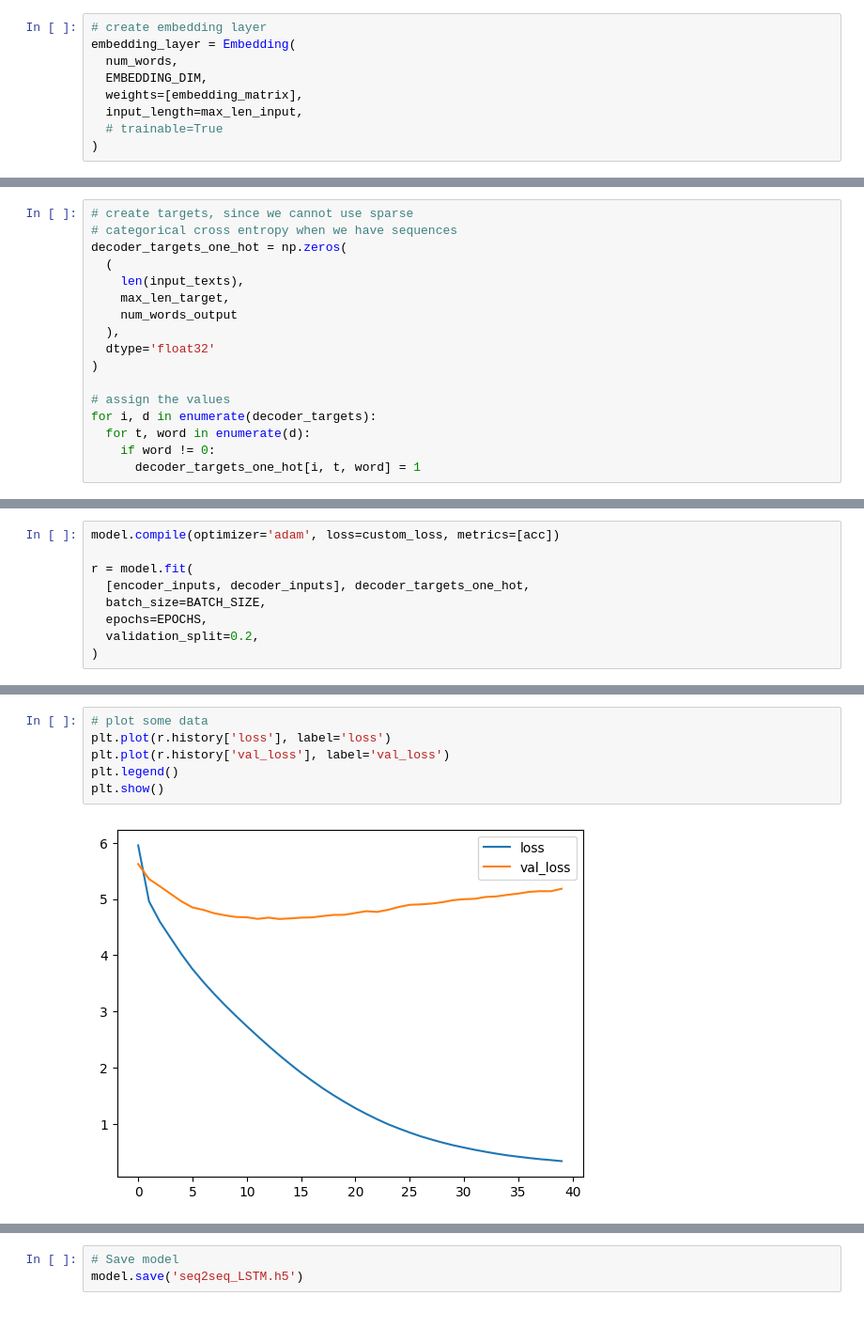
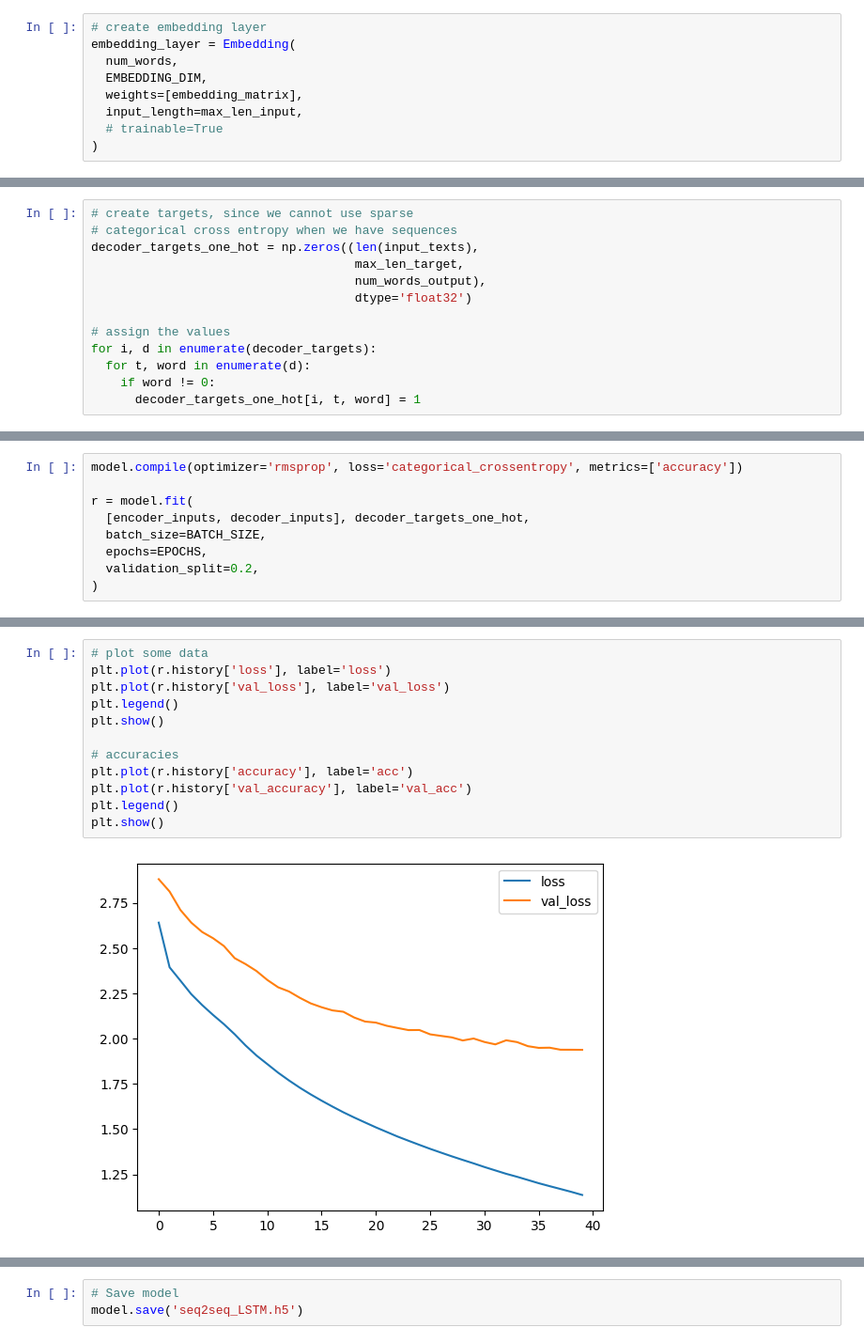
Before and after one commit to lorrespz/Transformers-Language-Models--Pytorch-, a Jupyter notebook: Seq2Seq_LSTM2LSTM_Language_Translation_[TensorFlow].ipynb, the cells around one changed output, grey strips where cells are left out. Shown: that part at 94% size. Cells and saved outputs as stored; diff of their text form.

```diff
--- a/Seq2Seq_LSTM2LSTM_Language_Translation_[TensorFlow].ipynb
+++ b/Seq2Seq_LSTM2LSTM_Language_Translation_[TensorFlow].ipynb
@@ -213,14 +349,10 @@ embedding_layer = Embedding(
 # %%
 # create targets, since we cannot use sparse
 # categorical cross entropy when we have sequences
-decoder_targets_one_hot = np.zeros(
-  (
-    len(input_texts),
-    max_len_target,
-    num_words_output
-  ),
-  dtype='float32'
-)
+decoder_targets_one_hot = np.zeros((len(input_texts),
+                                    max_len_target,
+                                    num_words_output),
+                                    dtype='float32')
 
 # assign the values
 for i, d in enumerate(decoder_targets):
@@ -301,5 +393,5 @@ def acc(y_true, y_pred):
 # %%
-model.compile(optimizer='adam', loss=custom_loss, metrics=[acc])
+model.compile(optimizer='rmsprop', loss='categorical_crossentropy', metrics=['accuracy'])
 
 r = model.fit(
   [encoder_inputs, decoder_inputs], decoder_targets_one_hot,
@@ -328,8 +420,14 @@ Epoch 40/40
 # %%
 # plot some data
 plt.plot(r.history['loss'], label='loss')
 plt.plot(r.history['val_loss'], label='val_loss')
 plt.legend()
 plt.show()
+
+# accuracies
+plt.plot(r.history['accuracy'], label='acc')
+plt.plot(r.history['val_accuracy'], label='val_acc')
+plt.legend()
+plt.show()
 # %% [output]
-[figure, old version]
+[figure, new version]
```
Also changed, not shown: parts of 25 cells of this notebook.
